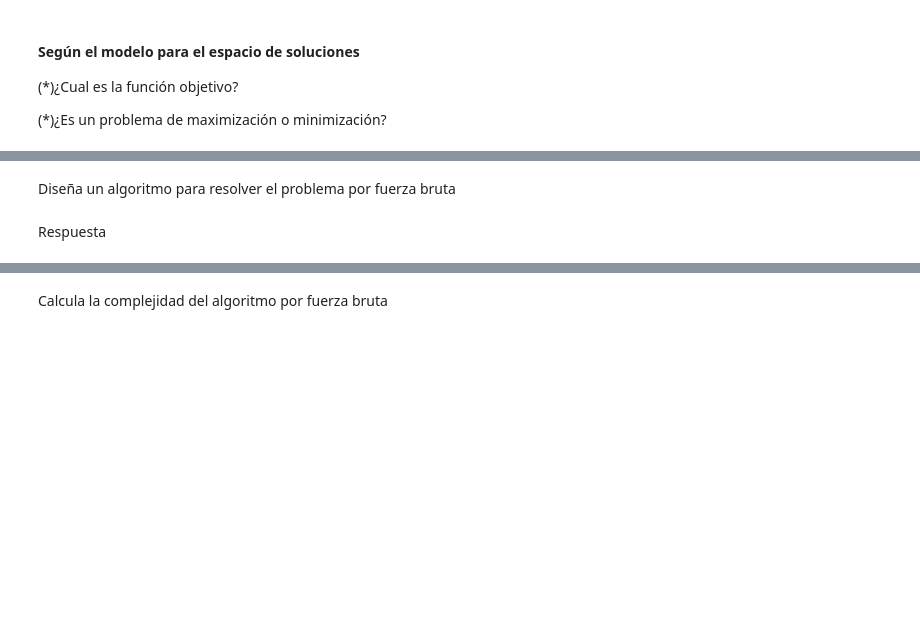
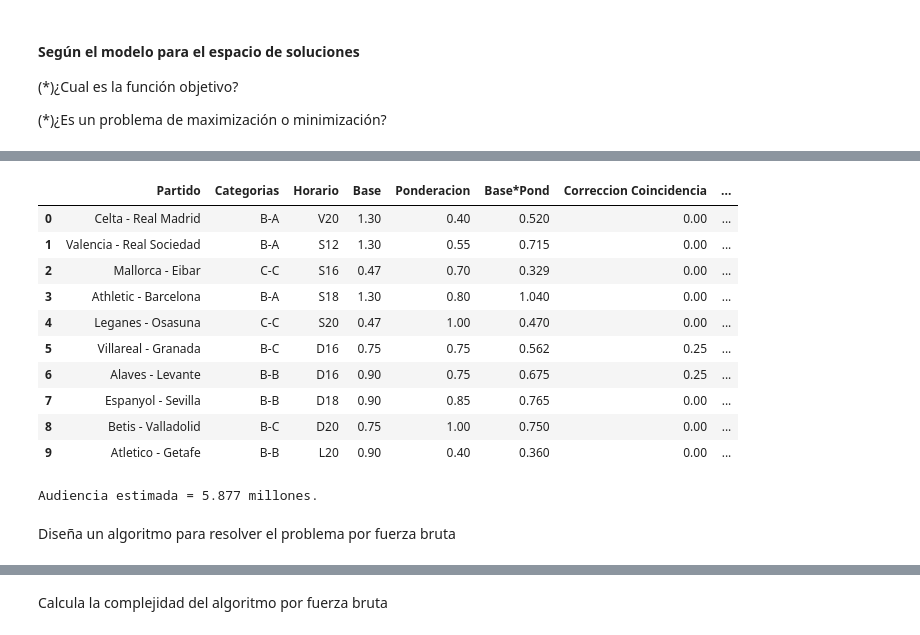
Before and after one commit to dmiglino/OptimizationAlgorithms, a Jupyter notebook: Algoritmos_Partidos_De_Liga.ipynb, the cells around one changed output, grey strips where cells are left out. Cells and saved outputs as stored; diff of their text form; code cells hidden in the pictures; blank space fills up the shorter version.

```diff
--- a/Algoritmos_Partidos_De_Liga.ipynb
+++ b/Algoritmos_Partidos_De_Liga.ipynb
@@ -85,4 +522,24 @@ Respuesta
+# %%
+# Prueba con la jornada de ejemplo del pdf, para chequear que todos los calculos van por buen camino
+jornada_ejemplo_pdf = [0,1,2,3,4,6,6,7,8,9]
+df_jornada, audiencia_estimada_jornada = analizar_jornada(jornada_ejemplo_pdf, partidos)
+# en el ejemplo dado, se estimaba una asistencia de 5.88
+assert round(audiencia_estimada_jornada, 2) == 5.88, 'La audiencia estimada no coincide con la del ejemplo.'
+# display del dataframe con el analisis completo de la jornada
+display(df_jornada)
+print(f'Audiencia estimada = {audiencia_estimada_jornada} millones.')
+# %% [output]
+|  | Partido | Categorias | Horario | Base | Ponderacion | Base*Pond | Correccion Coincidencia | ... |
+| 0 | Celta - Real Madrid | B-A | V20 | 1.30 | 0.40 | 0.520 | 0.00 | ... |
+| 1 | Valencia - Real Sociedad | B-A | S12 | 1.30 | 0.55 | 0.715 | 0.00 | ... |
+| 2 | Mallorca - Eibar | C-C | S16 | 0.47 | 0.70 | 0.329 | 0.00 | ... |
+| 3 | Athletic - Barcelona | B-A | S18 | 1.30 | 0.80 | 1.040 | 0.00 | ... |
+| 4 | Leganes - Osasuna | C-C | S20 | 0.47 | 1.00 | 0.470 | 0.00 | ... |
+| 5 | Villareal - Granada | B-C | D16 | 0.75 | 0.75 | 0.562 | 0.25 | ... |
+| 6 | Alaves - Levante | B-B | D16 | 0.90 | 0.75 | 0.675 | 0.25 | ... |
+| 7 | Espanyol - Sevilla | B-B | D18 | 0.90 | 0.85 | 0.765 | 0.00 | ... |
+| 8 | Betis - Valladolid | B-C | D20 | 0.75 | 1.00 | 0.750 | 0.00 | ... |
+| 9 | Atletico - Getafe | B-B | L20 | 0.90 | 0.40 | 0.360 | 0.00 | ... |
+Audiencia estimada = 5.877 millones.
 # %% [markdown]
 Diseña un algoritmo para resolver el problema por fuerza bruta
-# %% [markdown]
-Respuesta
```
Also changed, not shown: parts of 38 cells of this notebook.
